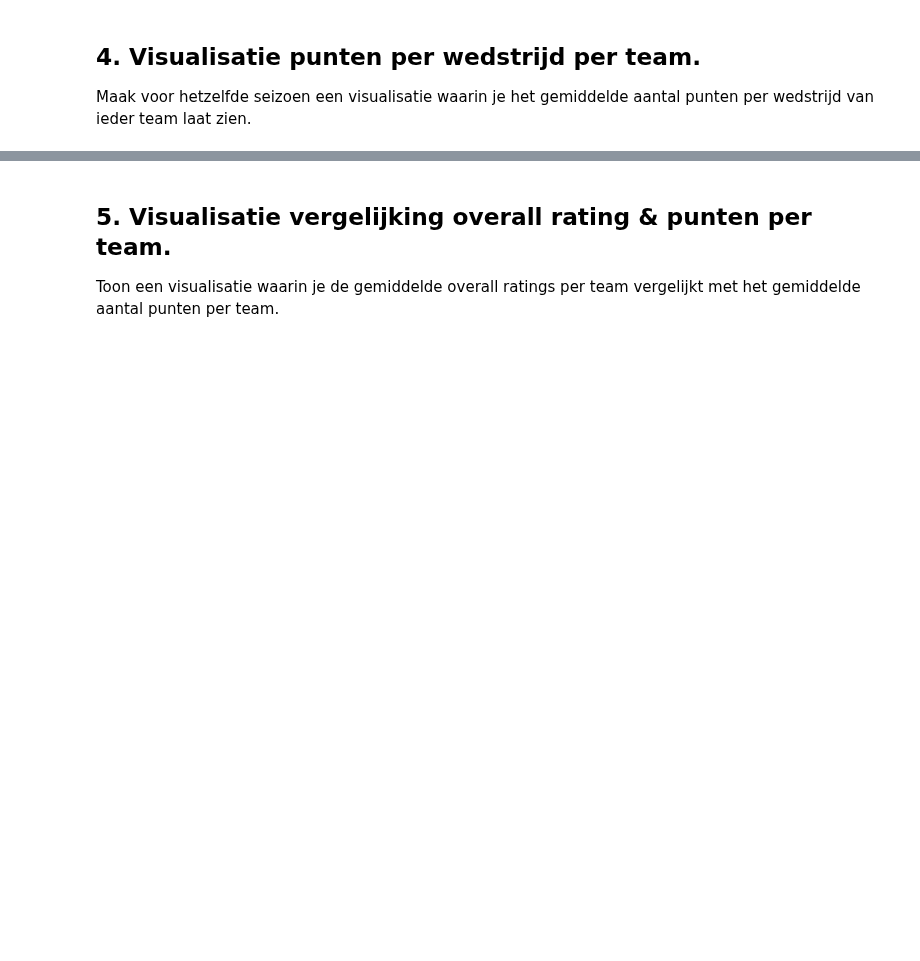
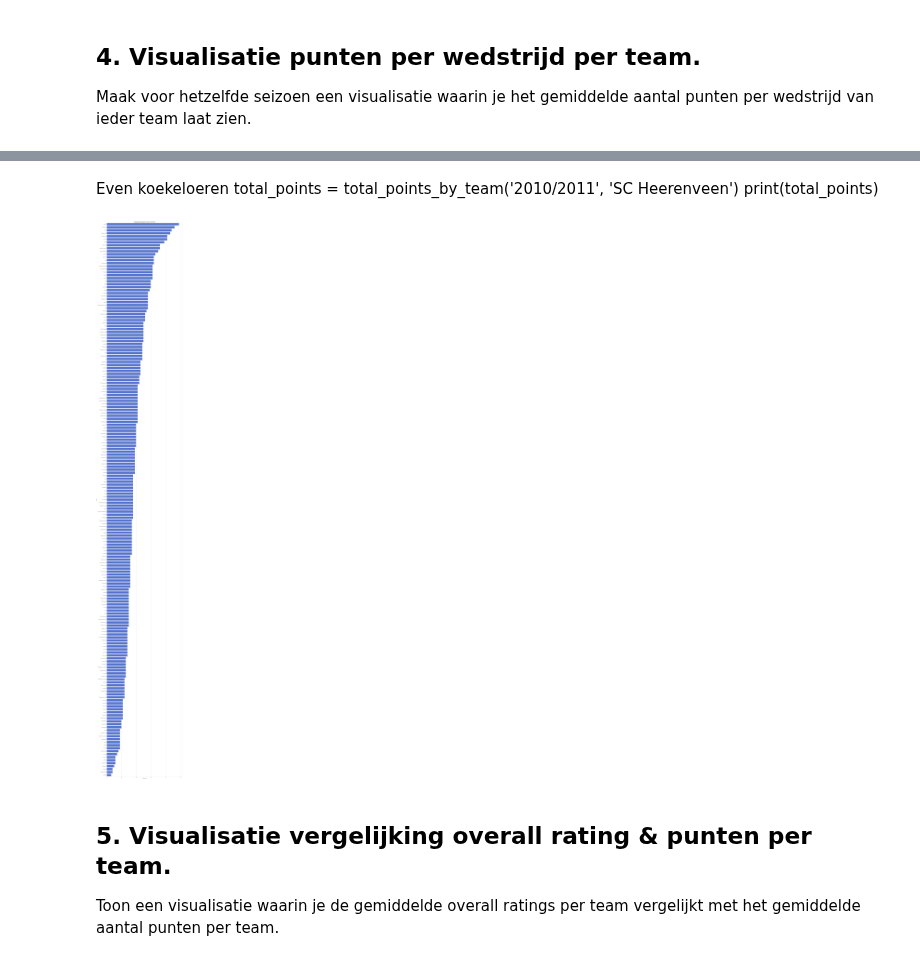
Before and after one commit to BartJeninga/2BDatalab, a Jupyter notebook: DataLab II Main v3.3.ipynb, the cells around one changed output, grey strips where cells are left out. Saved outputs shown, nothing was run; the diff lists cells and outputs as text; code cells hidden in the pictures; blank space fills up the shorter version.

```diff
--- a/DataLab II Main v3.3.ipynb
+++ b/DataLab II Main v3.3.ipynb
@@ -845,3 +1010,20 @@ Maak voor hetzelfde seizoen een visualisatie waarin je het gemiddelde aantal pun
+# %% [markdown]
+Even koekeloeren
+total_points = total_points_by_team('2010/2011', 'SC Heerenveen')
+print(total_points)
+# %%
+# de visualisatie van alle teams, voor seizoen 2010/2011
+total_points = total_points_by_team('2010/2011', 'SC Heerenveen')
+
+sns.set_style('whitegrid')
+plt.figure(figsize=(20, 150))
+sns.barplot(data=total_points, y='team_name', x='total_points', color='royalblue')
+plt.title('Totale punten per team in seizoen 2010/2011', fontsize=16)
+plt.xlabel('Totale punten', fontsize=10)
+plt.ylabel('Team', fontsize=10)
+plt.show()
+# %% [output]
+[figure, added]
 # %% [markdown]
 ## 5. Visualisatie vergelijking overall rating & punten per team. <a name="overallratingpuntenteam"></a>
 Toon een visualisatie waarin je de gemiddelde overall ratings per team vergelijkt met het gemiddelde aantal punten per team.
```
Also changed, not shown: parts of 11 cells of this notebook.
